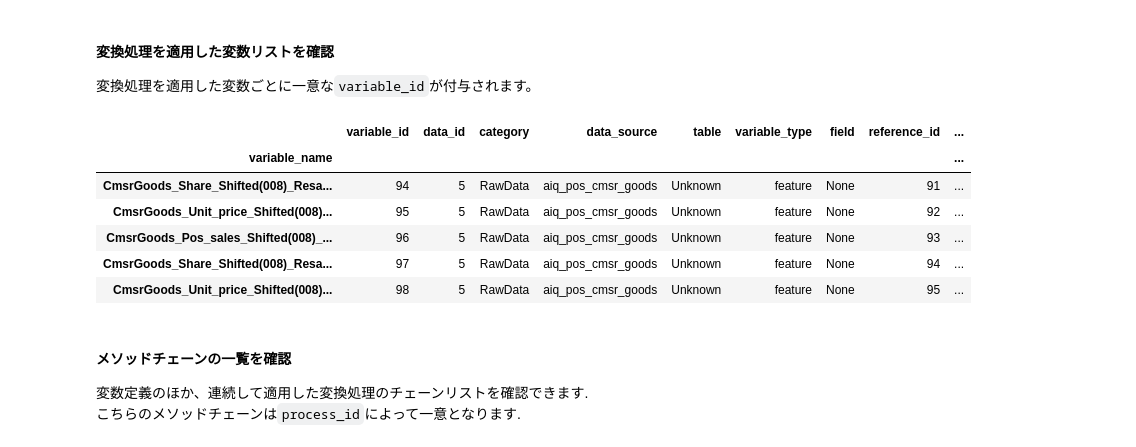
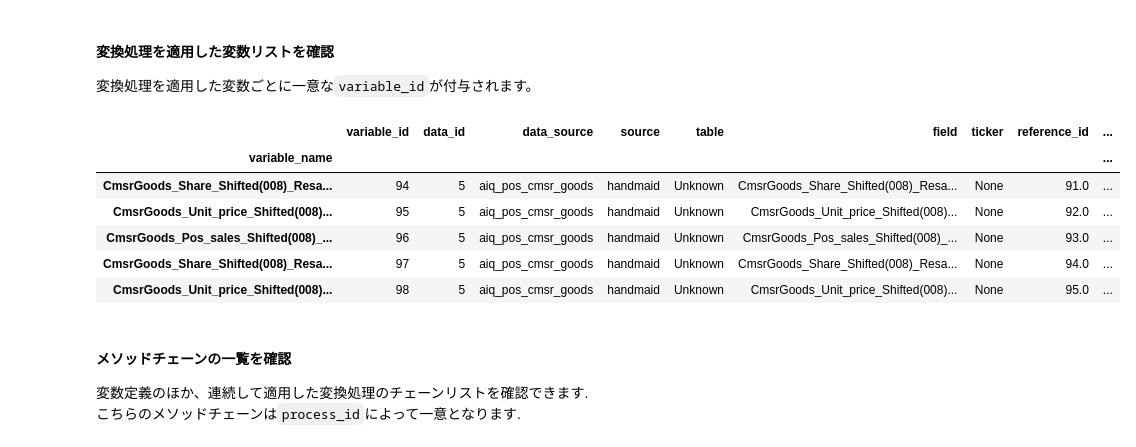
Before and after one commit to aiqindex/sample_notebooks, a Jupyter notebook: components/data_handler.ipynb, the cells around one changed output. Saved outputs shown, nothing was run; the diff lists cells and outputs as text; code cells hidden in the pictures.

```diff
--- a/components/data_handler.ipynb
+++ b/components/data_handler.ipynb
@@ -358,15 +358,15 @@ alt_W_shift_8_ids = sdh.transform.shift(data_id=data_id_alt, periods=8).resample
 #### 変換処理を適用した変数リストを確認
 変換処理を適用した変数ごとに一意な`variable_id`が付与されます。
 # %%
-sdh.transform.definition.tail()
+sdh.transform.find_variables().tail()
 # %% [output]
-|  | variable_id | data_id | category | data_source | table | variable_type | field | reference_id | ... |
+|  | variable_id | data_id | data_source | source | table | field | ticker | reference_id | ... |
 | variable_name |  |  |  |  |  |  |  |  | ... |
-| CmsrGoods_Share_Shifted(008)_Resa... | 94 | 5 | RawData | aiq_pos_cmsr_goods | Unknown | feature | None | 91 | ... |
-| CmsrGoods_Unit_price_Shifted(008)... | 95 | 5 | RawData | aiq_pos_cmsr_goods | Unknown | feature | None | 92 | ... |
-| CmsrGoods_Pos_sales_Shifted(008)_... | 96 | 5 | RawData | aiq_pos_cmsr_goods | Unknown | feature | None | 93 | ... |
-| CmsrGoods_Share_Shifted(008)_Resa... | 97 | 5 | RawData | aiq_pos_cmsr_goods | Unknown | feature | None | 94 | ... |
-| CmsrGoods_Unit_price_Shifted(008)... | 98 | 5 | RawData | aiq_pos_cmsr_goods | Unknown | feature | None | 95 | ... |
+| CmsrGoods_Share_Shifted(008)_Resa... | 94 | 5 | aiq_pos_cmsr_goods | handmaid | Unknown | CmsrGoods_Share_Shifted(008)_Resa... | None | 91.0 | ... |
+| CmsrGoods_Unit_price_Shifted(008)... | 95 | 5 | aiq_pos_cmsr_goods | handmaid | Unknown | CmsrGoods_Unit_price_Shifted(008)... | None | 92.0 | ... |
+| CmsrGoods_Pos_sales_Shifted(008)_... | 96 | 5 | aiq_pos_cmsr_goods | handmaid | Unknown | CmsrGoods_Pos_sales_Shifted(008)_... | None | 93.0 | ... |
+| CmsrGoods_Share_Shifted(008)_Resa... | 97 | 5 | aiq_pos_cmsr_goods | handmaid | Unknown | CmsrGoods_Share_Shifted(008)_Resa... | None | 94.0 | ... |
+| CmsrGoods_Unit_price_Shifted(008)... | 98 | 5 | aiq_pos_cmsr_goods | handmaid | Unknown | CmsrGoods_Unit_price_Shifted(008)... | None | 95.0 | ... |
 # %% [markdown]
 #### メソッドチェーンの一覧を確認
 
```
Also changed, not shown: parts of 23 cells of this notebook, 4 other files.
